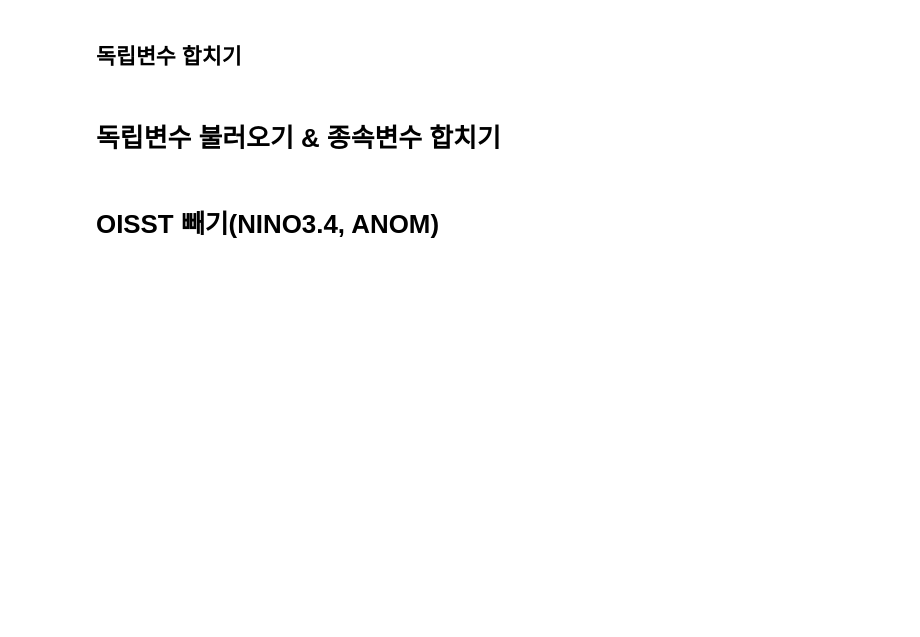
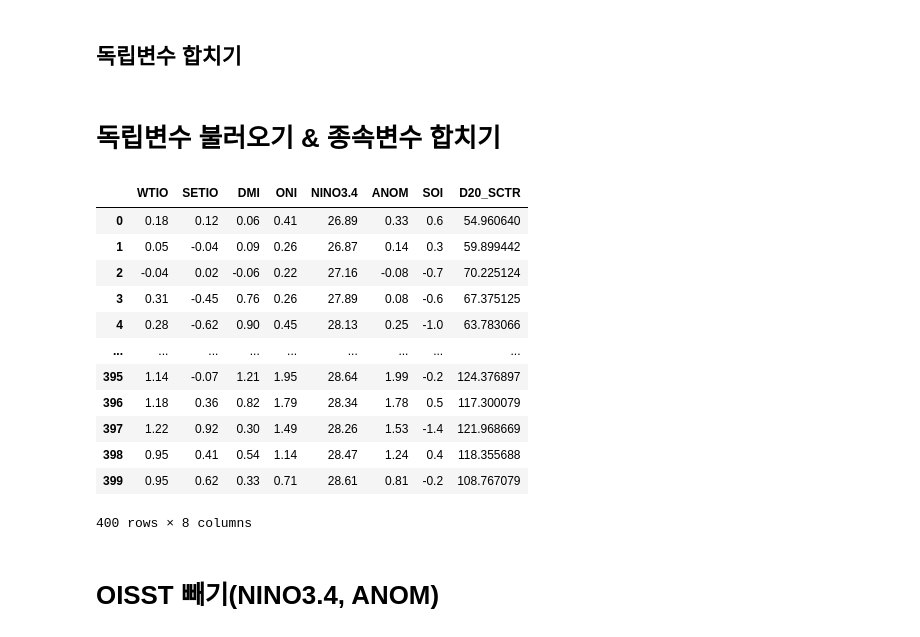
Before and after one commit to LeeShawnhun/sealab_contest, a Jupyter notebook: main.ipynb, the cells around one changed output. Drawn from its saved outputs; the diff is of its cells as text; code cells hidden in the pictures; blank space fills up the shorter version.

```diff
--- a/main.ipynb
+++ b/main.ipynb
@@ -146,3 +150,21 @@ data = pd.merge(ind, sctr, on="Date").drop("Date", axis = 1)
+# %%
+data = pd.read_csv("./output/data.csv")
+
+data
+# %% [output]
+|  | WTIO | SETIO | DMI | ONI | NINO3.4 | ANOM | SOI | D20_SCTR |
+| 0 | 0.18 | 0.12 | 0.06 | 0.41 | 26.89 | 0.33 | 0.6 | 54.960640 |
+| 1 | 0.05 | -0.04 | 0.09 | 0.26 | 26.87 | 0.14 | 0.3 | 59.899442 |
+| 2 | -0.04 | 0.02 | -0.06 | 0.22 | 27.16 | -0.08 | -0.7 | 70.225124 |
+| 3 | 0.31 | -0.45 | 0.76 | 0.26 | 27.89 | 0.08 | -0.6 | 67.375125 |
+| 4 | 0.28 | -0.62 | 0.90 | 0.45 | 28.13 | 0.25 | -1.0 | 63.783066 |
+| ... | ... | ... | ... | ... | ... | ... | ... | ... |
+| 395 | 1.14 | -0.07 | 1.21 | 1.95 | 28.64 | 1.99 | -0.2 | 124.376897 |
+| 396 | 1.18 | 0.36 | 0.82 | 1.79 | 28.34 | 1.78 | 0.5 | 117.300079 |
+| 397 | 1.22 | 0.92 | 0.30 | 1.49 | 28.26 | 1.53 | -1.4 | 121.968669 |
+| 398 | 0.95 | 0.41 | 0.54 | 1.14 | 28.47 | 1.24 | 0.4 | 118.355688 |
+| 399 | 0.95 | 0.62 | 0.33 | 0.71 | 28.61 | 0.81 | -0.2 | 108.767079 |
+400 rows × 8 columns
 # %% [markdown]
 # OISST 빼기(NINO3.4, ANOM)
 # %%
```
Also changed, not shown: parts of 15 cells of this notebook, 1 other file.
